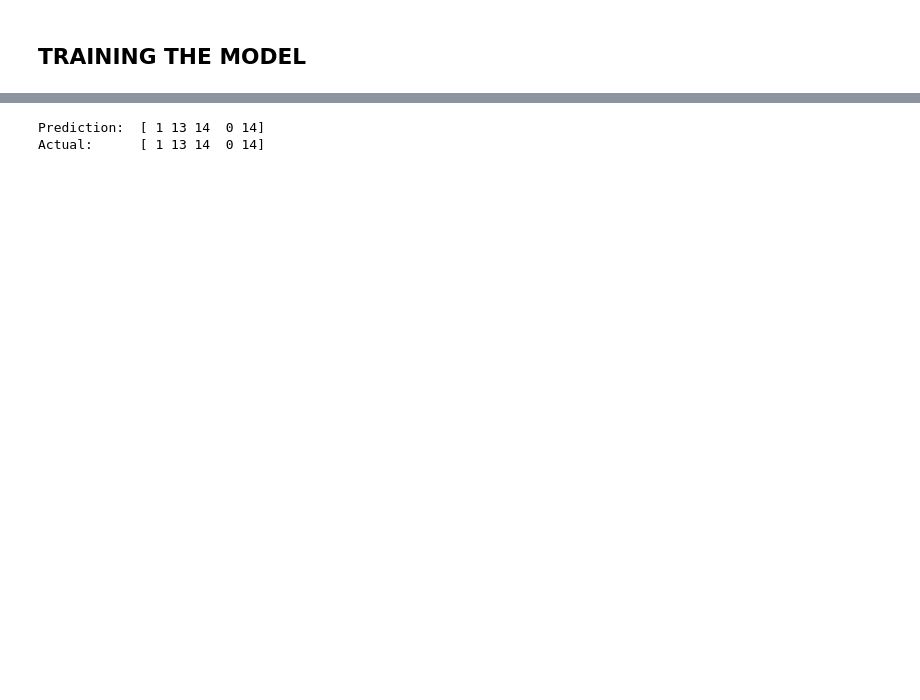
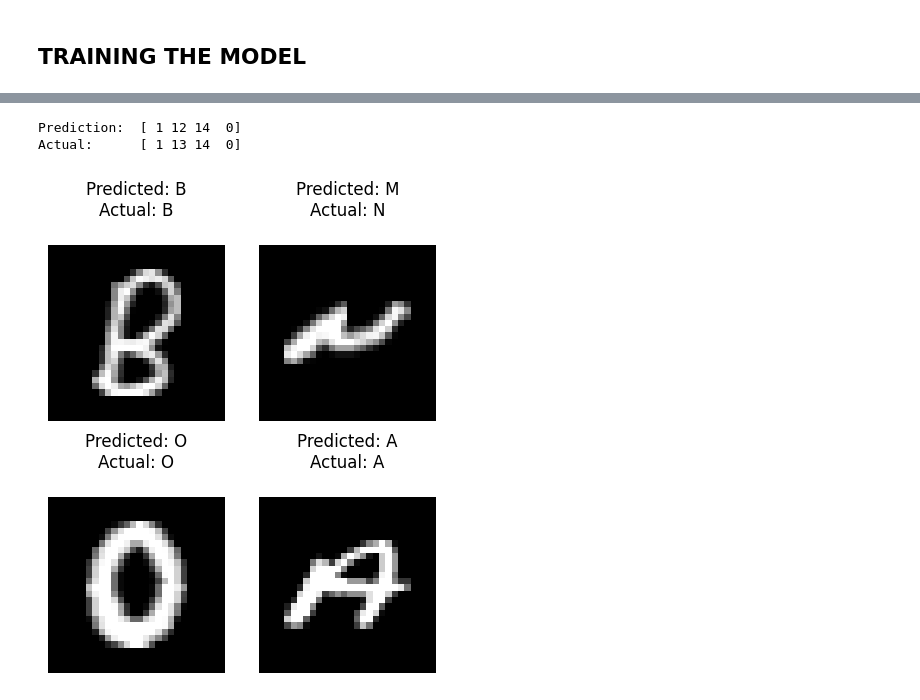
Before and after one commit to MirzaSubasic/letter-recognition, a Jupyter notebook: letter reckognition from scratch 2.ipynb, the cells around one changed output, grey strips where cells are left out. Drawn from its saved outputs; the diff is of its cells as text; code cells hidden in the pictures; blank space fills up the shorter version.

Commit message:
Add pictures of predicted letters

```diff
--- a/letter reckognition from scratch 2.ipynb
+++ b/letter reckognition from scratch 2.ipynb
@@ -827,13 +828,43 @@ validation, acc: 0.931, loss: 0.249
 # %%
 y_test_array = np.array(y_test)
 # %%
-confidences = model.predict(X_test[:5])
+confidences = model.predict(X_test[:4])
 predictions = model.output_layer_activation.predictions(confidences)
 print("Prediction: ", predictions)
-print("Actual:     ", y_test_array[:5])
+print("Actual:     ", y_test_array[:4])
 # %% [output]
-Prediction:  [ 1 13 14  0 14]
-Actual:      [ 1 13 14  0 14]
+Prediction:  [ 1 12 14  0]
+Actual:      [ 1 13 14  0]
+# %%
+fig, axs = plt.subplots(2, 2, figsize=(5, 6))
+
+# Loop over some random test images and print the predicted letter and confidence rate
+for i in range(4):
+    # Get the predicted class for the i-th test image
+    predicted_class = predictions[i]
+
+    # Get the predicted letter from the class index
+    predicted_letter = chr(ord('A') + predicted_class)
+
+    # Get the actual class for the i-th test image
+    actual_class = y_test_array[i]
+
+    # Get the actual letter from the class index
+    actual_letter = chr(ord('A') + actual_class)
+
+    # Get the subplot coordinates for the i-th image
+    row = i // 2
+    col = i % 2
+
+    # Display the i-th test image in the appropriate subplot
+    axs[row, col].imshow(X_test[i].reshape(28, 28), cmap='gray')
+    axs[row, col].set_title(f"Predicted: {predicted_letter}\nActual: {actual_letter}\n")
+    axs[row, col].axis('off')
+
+# Show the figure
+plt.show()
+# %% [output]
+[figure, added]
 # %%
 model2 = Model()
 
```
Also changed, not shown: parts of 7 cells of this notebook.
